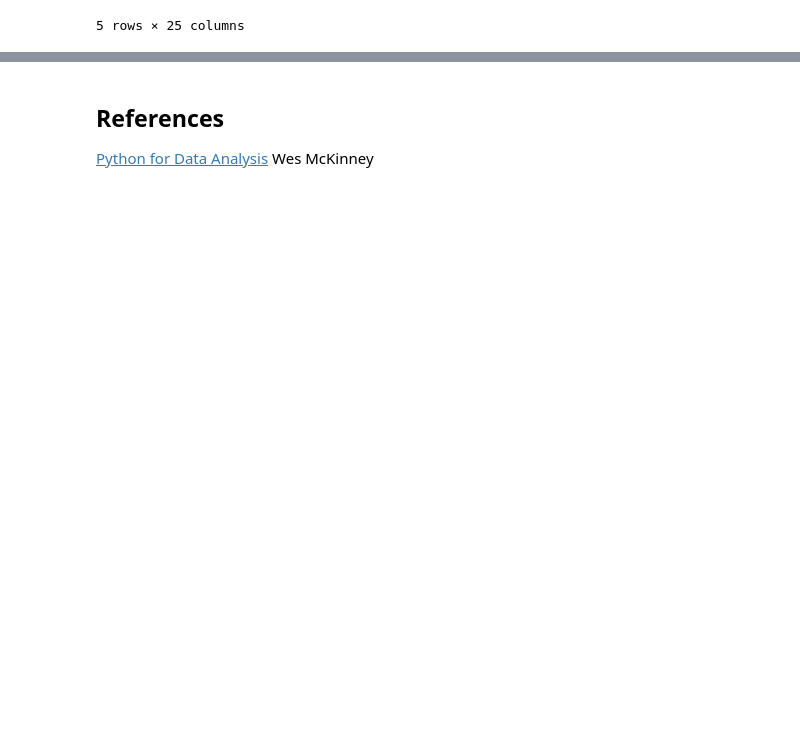
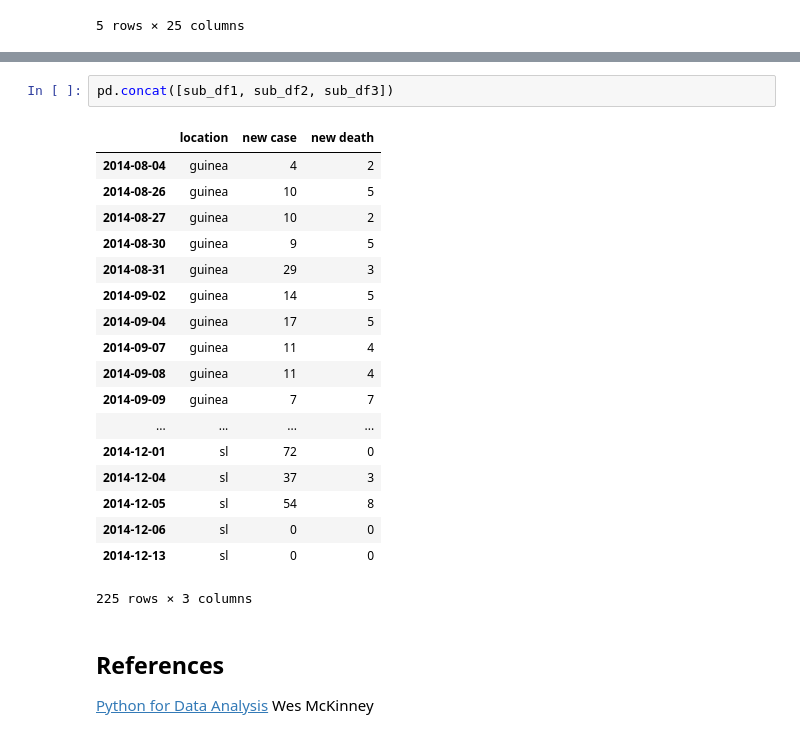
Before and after one commit to sorooshafiee/ADA-SAF, a Jupyter notebook: 01 - Pandas and Data Wrangling/Intro to Pandas.ipynb, the cells around one changed output, grey strips where cells are left out. Drawn from its saved outputs; the diff is of its cells as text; blank space fills up the shorter version.

```diff
--- a/01 - Pandas and Data Wrangling/Intro to Pandas.ipynb
+++ b/01 - Pandas and Data Wrangling/Intro to Pandas.ipynb
@@ -2281,3 +986,24 @@ len(filenames)
+# %%
+pd.concat([sub_df1, sub_df2, sub_df3])
+# %% [output]
+|  | location | new case | new death |
+| 2014-08-04 | guinea | 4 | 2 |
+| 2014-08-26 | guinea | 10 | 5 |
+| 2014-08-27 | guinea | 10 | 2 |
+| 2014-08-30 | guinea | 9 | 5 |
+| 2014-08-31 | guinea | 29 | 3 |
+| 2014-09-02 | guinea | 14 | 5 |
+| 2014-09-04 | guinea | 17 | 5 |
+| 2014-09-07 | guinea | 11 | 4 |
+| 2014-09-08 | guinea | 11 | 4 |
+| 2014-09-09 | guinea | 7 | 7 |
+| ... | ... | ... | ... |
+| 2014-12-01 | sl | 72 | 0 |
+| 2014-12-04 | sl | 37 | 3 |
+| 2014-12-05 | sl | 54 | 8 |
+| 2014-12-06 | sl | 0 | 0 |
+| 2014-12-13 | sl | 0 | 0 |
+225 rows × 3 columns
 # %% [markdown]
 ## References
 
```
Also changed, not shown: parts of 171 cells of this notebook, 1 other file.
